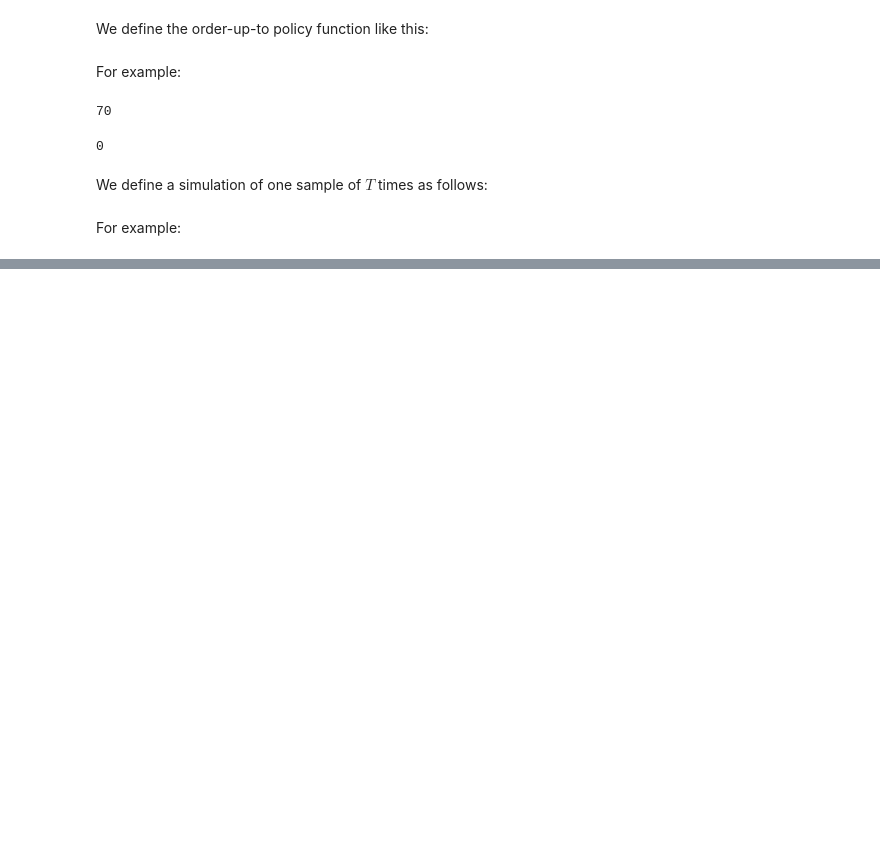
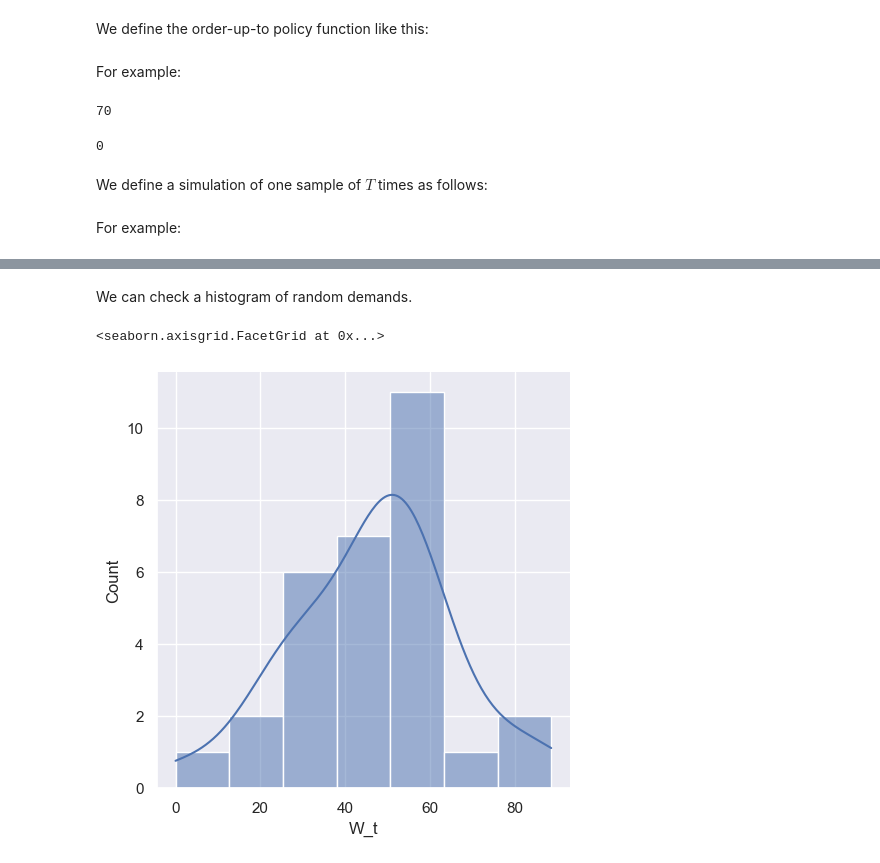
Before and after one commit to FA-Lichtenstein/OR-Notebooks, a Jupyter notebook: Powell-SDA/Chapter 1 Modeling SDPs.ipynb, the cells around one changed output, grey strips where cells are left out. Saved outputs shown, nothing was run; the diff lists cells and outputs as text; code cells hidden in the pictures; blank space fills up the shorter version.

Commit message:
Add seaborn charts

```diff
--- a/Powell-SDA/Chapter 1 Modeling SDPs.ipynb
+++ b/Powell-SDA/Chapter 1 Modeling SDPs.ipynb
@@ -149,6 +149,8 @@ We're going to use a couple of common libraries:
 # %%
 import numpy as np
 import pandas as pd
+import seaborn as sns
+sns.set(color_codes=True)
 # %% [markdown]
 We define a function to define values of $S_0$.
 # %%
@@ -297,0 +289,7 @@ results
+# %% [markdown]
+We can check a histogram of random demands.
+# %%
+sns.displot(data=results, x="W_t", kde=True)
+# %% [output]
+<seaborn.axisgrid.FacetGrid at 0x...>
+[figure, added]
```
Also changed, not shown: parts of 5 cells of this notebook.
